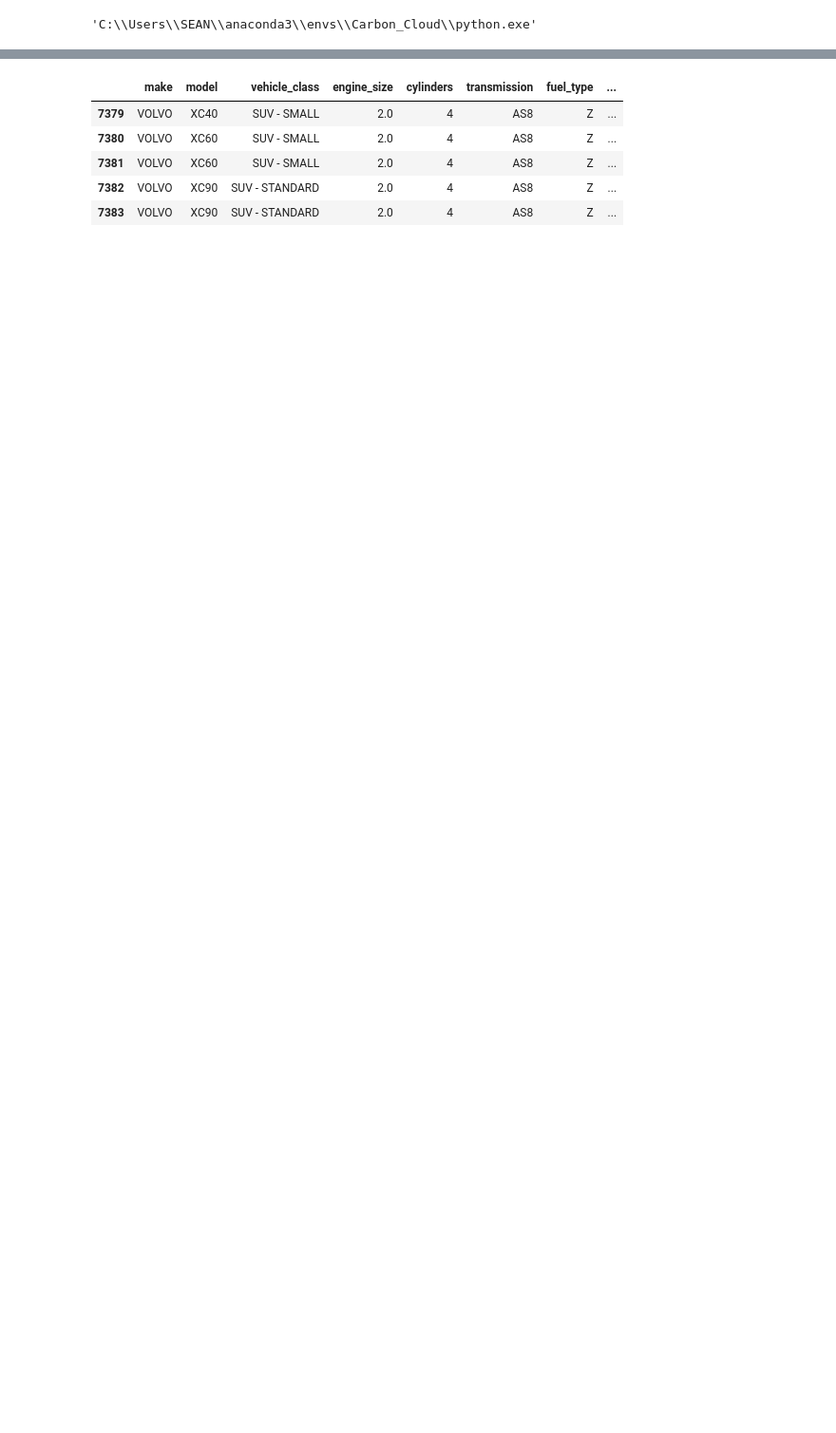
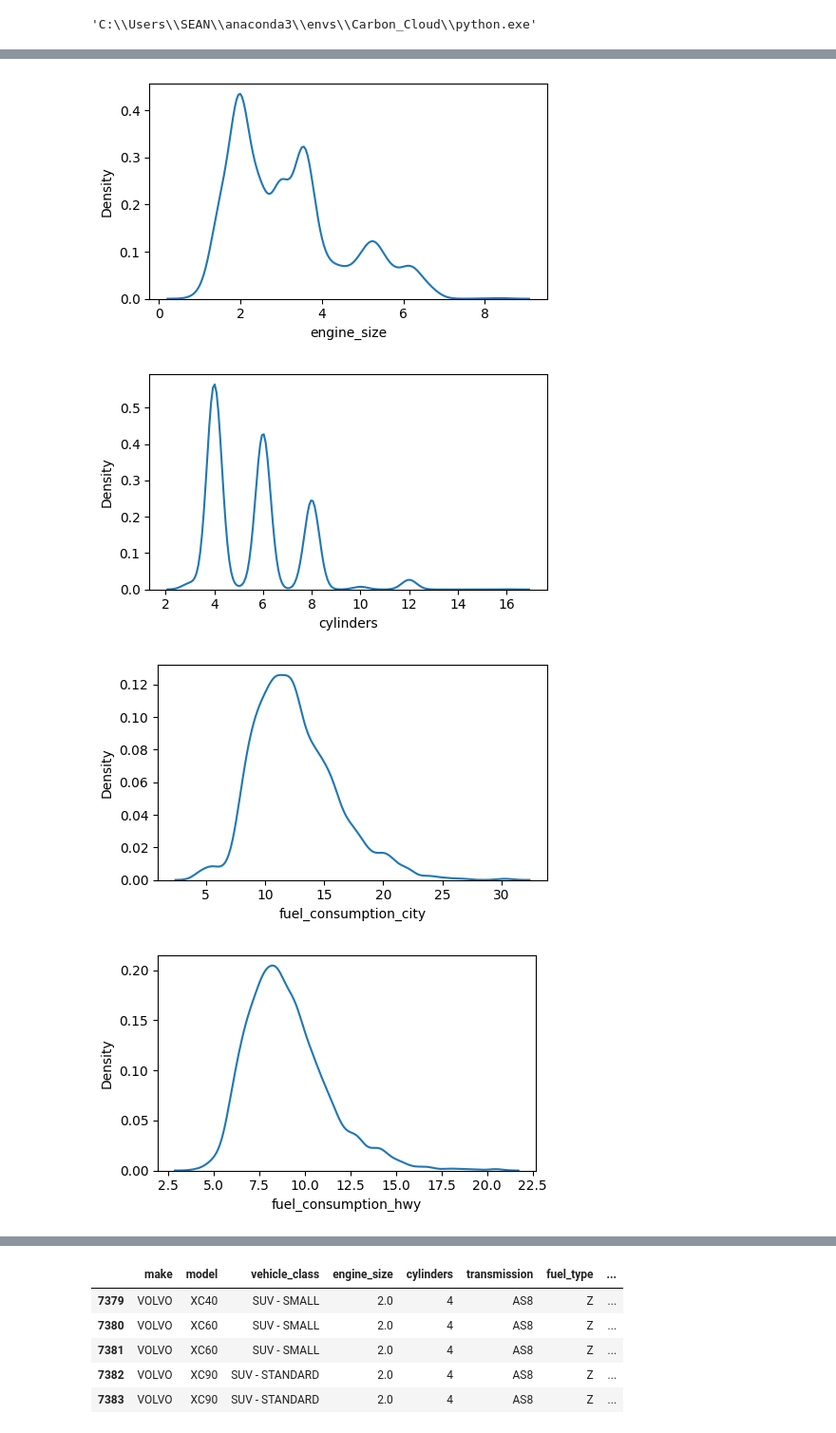
Before and after one commit to sean-jesuharun/Carbon-Footprint-Monitoring-Platform, a Jupyter notebook: Transportation_Dataset_Visualization_Grouping_Preprocessing.ipynb, the cells around one changed output, grey strips where cells are left out. Shown at 95% size. Drawn from its saved outputs; the diff is of its cells as text; code cells hidden in the pictures; blank space fills up the shorter version.

```diff
--- a/Transportation_Dataset_Visualization_Grouping_Preprocessing.ipynb
+++ b/Transportation_Dataset_Visualization_Grouping_Preprocessing.ipynb
@@ -49,3 +49,10 @@ transport_df_qualitative = transport_df.drop(['engine_size','cylinders','fuel_co
 
 # Quantitative Variables              :- engine_size, cylinders, fuel_consumption_city_(L/100 km), fuel_consumption_hwy_(L/100 km), fuel_consumption_comb_(L/100 km), fuel_consumption_comb_(mpg), co2_emissions(g/km)
 transport_df_quantitative = transport_df.drop(['make','model', 'vehicle_class', 'transmission', 'fuel_type'], axis=1)
+# %%
+# Visualizing unique_categories_count & Observations/sample_count for each categories related to all Qualitative Variables
+for i in transport_df_qualitative.columns:
+    category_count = transport_df[i].value_counts()
+    print(category_count)
+    print("Unique categories count for", i ,":",transport_df[i].nunique())
+    print()
@@ -51,0 +92,11 @@ transport_df_quantitative = transport_df.drop(['make','model', 'vehicle_class',
+# %%
+# Visualizing KDE plot for Quantitative variables
+for i in transport_df_quantitative.columns:
+    plt.figure(figsize=(5, 3))
+    sns.kdeplot(data=transport_df, x=transport_df[i])
+    plt.tight_layout()
+# %% [output]
+[figure, added]
+[figure, added]
+[figure, added]
+[figure, added]
```
Also changed, not shown: parts of 45 cells of this notebook, 6 other files.
